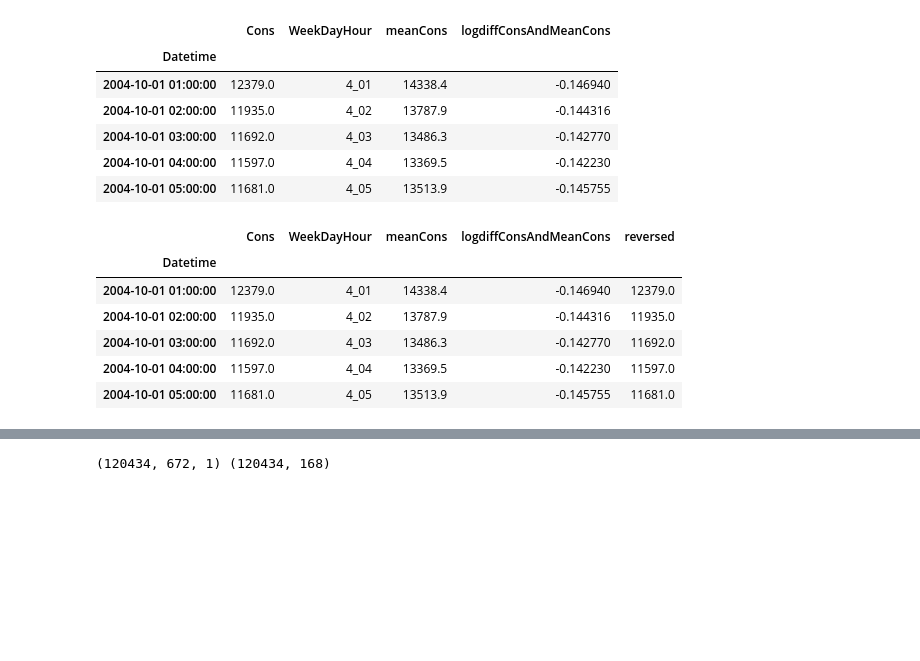
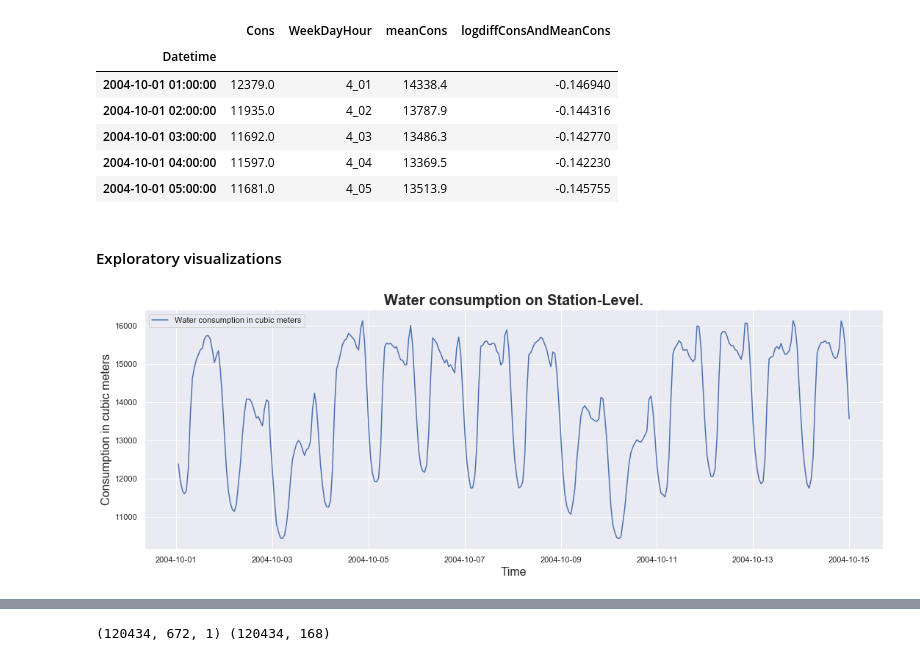
Before and after one commit to edgarkhachatryan/ExampleProjects, a Jupyter notebook: ElectricityForecastWithTimeHorizon/Source/Electricity_Consumption_Forecast_with_time_horizon.ipynb, the cells around one changed output, grey strips where cells are left out. Cells and saved outputs as stored; diff of their text form; code cells hidden in the pictures; blank space fills up the shorter version.

Commit message:
Add exploratory visualization.

```diff
--- a/ElectricityForecastWithTimeHorizon/Source/Electricity_Consumption_Forecast_with_time_horizon.ipynb
+++ b/ElectricityForecastWithTimeHorizon/Source/Electricity_Consumption_Forecast_with_time_horizon.ipynb
@@ -225,19 +192,55 @@ addStandardizedColumn(dfAEP, 'Cons', 'meanCons', 'logdiffConsAndMeanCons')
 # %%
 #########################
 # %%
-def reverseStandardizedColumn(dataFrame, sourceCol, meanCol, targetCol):
-    #dataFrame[targetCol] = np.exp((dataFrame.loc[:, sourceCol]) + np.log(dataFrame.loc[:, meanCol]))
-    dataFrame[targetCol] = np.exp((dataFrame.loc[:, sourceCol]) + np.log(dataFrame.loc[:, meanCol]))
+# def reverseStandardizedColumn(dataFrame, sourceCol, meanCol, targetCol):
+#     #dataFrame[targetCol] = np.exp((dataFrame.loc[:, sourceCol]) + np.log(dataFrame.loc[:, meanCol]))
+#     dataFrame[targetCol] = np.exp((dataFrame.loc[:, sourceCol]) + np.log(dataFrame.loc[:, meanCol]))
 
-reverseStandardizedColumn(dataFrame=dfAEP, sourceCol='logdiffConsAndMeanCons', meanCol='meanCons', targetCol='reversed')
-dfAEP.head()
+# reverseStandardizedColumn(dataFrame=dfAEP, sourceCol='logdiffConsAndMeanCons', meanCol='meanCons', targetCol='reversed')
+# dfAEP.head()
-# %% [output]
-|  | Cons | WeekDayHour | meanCons | logdiffConsAndMeanCons | reversed |
-| Datetime |  |  |  |  |  |
-| 2004-10-01 01:00:00 | 12379.0 | 4_01 | 14338.4 | -0.146940 | 12379.0 |
-| 2004-10-01 02:00:00 | 11935.0 | 4_02 | 13787.9 | -0.144316 | 11935.0 |
-| 2004-10-01 03:00:00 | 11692.0 | 4_03 | 13486.3 | -0.142770 | 11692.0 |
-| 2004-10-01 04:00:00 | 11597.0 | 4_04 | 13369.5 | -0.142230 | 11597.0 |
-| 2004-10-01 05:00:00 | 11681.0 | 4_05 | 13513.9 | -0.145755 | 11681.0 |
 # %%
 ##################
+# %% [markdown]
+#### Exploratory visualizations
+# %%
+def CreatePlotConsumption (x_col, y_col, variable_label, chart_title, x_label, y_label):
+    '''
+    DESCRIPTION:
+        Create a plot for total consumption.
+
+    Args:
+        df: Data Frame.
+        y_col: Y axes
+        x_col: X axes
+
+    Returns:
+        A list of Line2D objects representing the plotted data.
+    '''
+
+    # Create a plot.
+    sns.set()
+    figTotalCons = plt.figure(figsize = (18,6))
+    sns.lineplot(x=x_col,
+                 y=y_col,
+                 data=df,
+                 label=variable_label,
+                 legend="full")
+
+    # Add labels.
+    plt.xlabel(x_label, fontsize=16)
+    plt.ylabel(y_label, fontsize=16)
+
+    # Add a title.
+    chart_title = chart_title
+    plt.title(chart_title, fontsize=20, fontweight="bold")
+    return plt
+# %%
+CreatePlotConsumption(dfAEP.iloc[0:24*14].index,
+                      dfAEP.iloc[0:24*14, 0],
+                      "Water consumption in cubic meters",
+                      "Water consumption on Station-Level.",
+                      "Time",
+                      "Consumption in cubic meters")
+plt.show()
+# %% [output]
+[figure, added]
```
Also changed, not shown: parts of 15 cells of this notebook.
